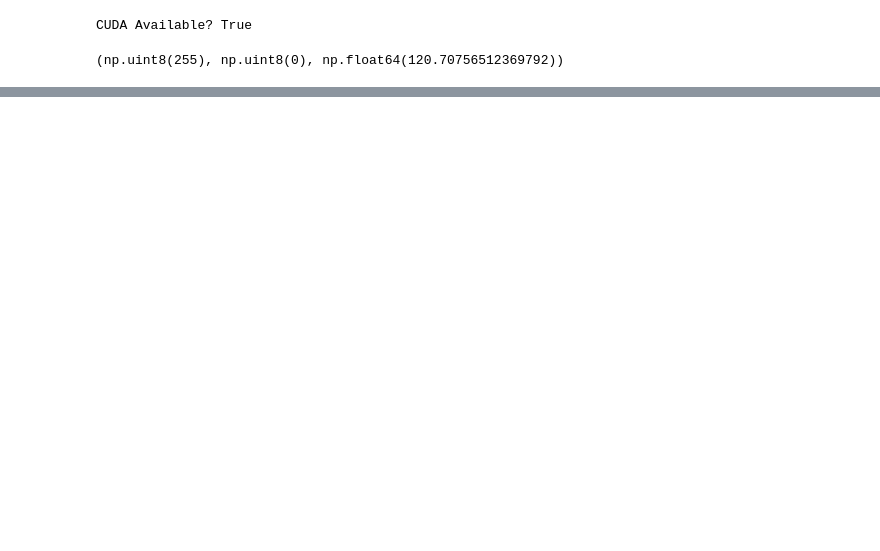
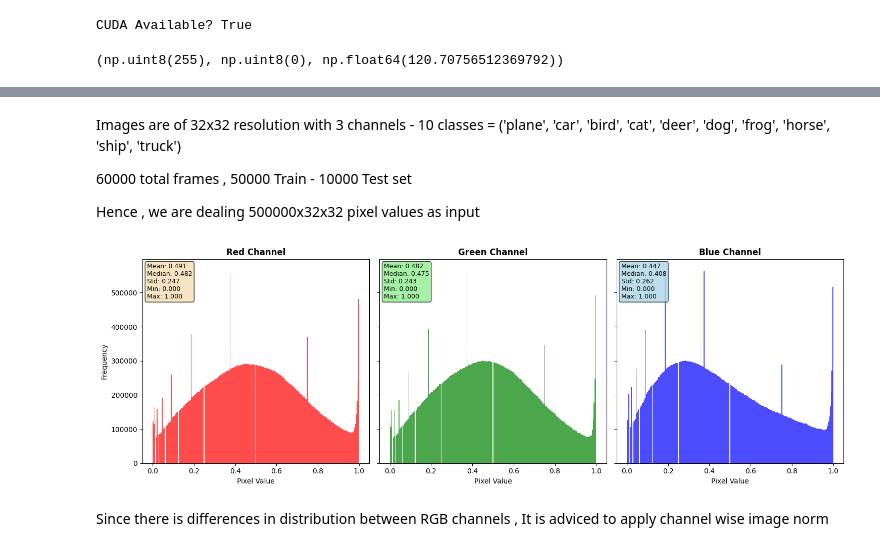
Before and after one commit to Krishnakanth1993/Learnings, a Jupyter notebook: MNIST_Model/Reference/ERAS7/Data_Exploration.ipynb, the cells around one changed output, grey strips where cells are left out. Drawn from its saved outputs; the diff is of its cells as text; code cells hidden in the pictures; blank space fills up the shorter version.

```diff
--- a/MNIST_Model/Reference/ERAS7/Data_Exploration.ipynb
+++ b/MNIST_Model/Reference/ERAS7/Data_Exploration.ipynb
@@ -143,0 +115,49 @@ torch.Size([128])
+# %% [markdown]
+Images are of 32x32 resolution with 3 channels - 10 classes = ('plane', 'car', 'bird', 'cat', 'deer', 'dog', 'frog', 'horse', 'ship', 'truck')
+
+60000 total frames , 50000 Train - 10000 Test set
+
+Hence , we are dealing 500000x32x32 pixel values as input
+# %%
+import numpy as np
+
+raw_train_data = raw_train_data.astype(np.float32)  ## mimic the ToTensor() transformation
+
+fig, axs = plt.subplots(1, 3, sharey=True, tight_layout=True, figsize=(15, 5))
+
+# Calculate statistics for each channel
+red_data = raw_train_data[:,:,:,0].ravel()/255.0
+green_data = raw_train_data[:,:,:,1].ravel()/255.0
+blue_data = raw_train_data[:,:,:,2].ravel()/255.0
+
+# Red channel
+axs[0].hist(red_data, bins=255, color='red', alpha=0.7)
+red_stats = f'Mean: {np.mean(red_data):.3f}\nMedian: {np.median(red_data):.3f}\nStd: {np.std(red_data):.3f}\nMin: {np.min(red_data):.3f}\nMax: {np.max(red_data):.3f}'
+axs[0].set_title('Red Channel', fontsize=12, fontweight='bold')
+axs[0].text(0.02, 0.98, red_stats, transform=axs[0].transAxes, fontsize=9,
+            verticalalignment='top', bbox=dict(boxstyle='round', facecolor='wheat', alpha=0.8))
+axs[0].set_xlabel('Pixel Value')
+axs[0].set_ylabel('Frequency')
+
+# Green channel
+axs[1].hist(green_data, bins=255, color='green', alpha=0.7)
+green_stats = f'Mean: {np.mean(green_data):.3f}\nMedian: {np.median(green_data):.3f}\nStd: {np.std(green_data):.3f}\nMin: {np.min(green_data):.3f}\nMax: {np.max(green_data):.3f}'
+axs[1].set_title('Green Channel', fontsize=12, fontweight='bold')
+axs[1].text(0.02, 0.98, green_stats, transform=axs[1].transAxes, fontsize=9,
+            verticalalignment='top', bbox=dict(boxstyle='round', facecolor='lightgreen', alpha=0.8))
+axs[1].set_xlabel('Pixel Value')
+
+# Blue channel
+axs[2].hist(blue_data, bins=255, color='blue', alpha=0.7)
+blue_stats = f'Mean: {np.mean(blue_data):.3f}\nMedian: {np.median(blue_data):.3f}\nStd: {np.std(blue_data):.3f}\nMin: {np.min(blue_data):.3f}\nMax: {np.max(blue_data):.3f}'
+axs[2].set_title('Blue Channel', fontsize=12, fontweight='bold')
+axs[2].text(0.02, 0.98, blue_stats, transform=axs[2].transAxes, fontsize=9,
+            verticalalignment='top', bbox=dict(boxstyle='round', facecolor='lightblue', alpha=0.8))
+axs[2].set_xlabel('Pixel Value')
+
+plt.tight_layout()
+plt.show()
+# %% [output]
+[figure, added]
+# %% [markdown]
+Since there is differences in distribution between RGB channels , It is adviced to apply channel wise image norm
```
Also changed, not shown: parts of 7 cells of this notebook, 17 other files.
